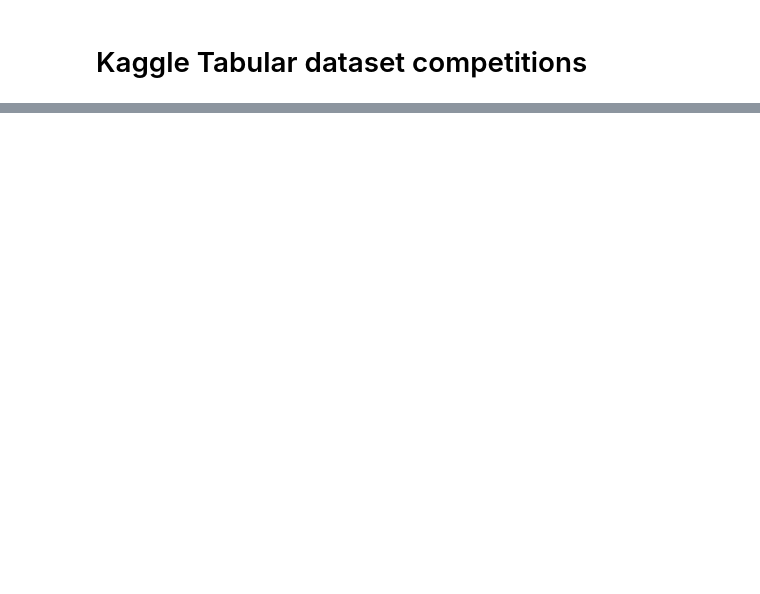
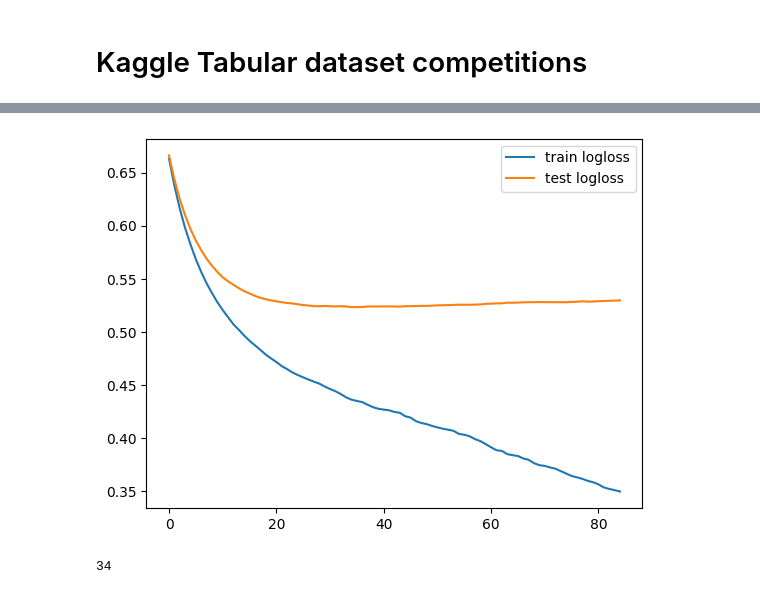
Before and after one commit to tomdgr/Kaggle, a Jupyter notebook: eda.ipynb, the cells around one changed output, grey strips where cells are left out. Saved outputs shown, nothing was run; the diff lists cells and outputs as text; code cells hidden in the pictures; blank space fills up the shorter version.

```diff
--- a/eda.ipynb
+++ b/eda.ipynb
@@ -33,0 +78,28 @@ train_labels
+# %%
+# define the input model data and amek a train test split
+
+X, y  = traintest_df.drop("label", axis=1), traintest_df["label"]
+
+X_train, X_test, y_train, y_test = train_test_split(X, y, test_size=0.2, random_state=42)
+# %%
+
+params = {
+    'objective': 'binary:logistic',
+    'eval_metric': 'logloss',
+    'eta': 0.1,
+    'max_depth': 6,
+    'subsample': 0.8,
+    'colsample_bytree': 0.8,
+    'min_child_weight': 1,
+    #set small alpha:
+    'alpha': 0.1,
+    'lambda': 1,
+    'seed': 42
+}
+
+print(X_train.shape, "X_train shape")
+print(X_test.shape, "X_test shape")
+dtrain = xgb.DMatrix(X_train, label=y_train )
+dtest = xgb.DMatrix(X_test, label=y_test)
+print(y_train.shape)
+print(y_test.shape)
@@ -33,0 +111,7 @@ train_labels
+# %%
+# print output for each 50th iteration:
+watchlist = [(dtrain, 'train'), (dtest, 'test')]
+with mlflow.start_run():
+    evals_result = {}
+    model = xgb.train(params, dtrain, num_boost_round=1000, evals=watchlist,evals_result = evals_result, verbose_eval=5, early_stopping_rounds=50)
+    y_pred = model.predict(dtest)
@@ -33,0 +144,17 @@ train_labels
+# %%
+
+# plot logloss over time for train and test sets:
+plt.plot(evals_result['train']['logloss'], label='train logloss')
+plt.plot(evals_result['test']['logloss'], label='test logloss')
+
+
+plt.legend()
+plt.show()
+# %% [output]
+[figure, added]
+# %%
+
+best_iteration = model.best_iteration
+print(best_iteration)
+# %% [output]
+34
```
Also changed, not shown: parts of 18 cells of this notebook, 2 other files.
